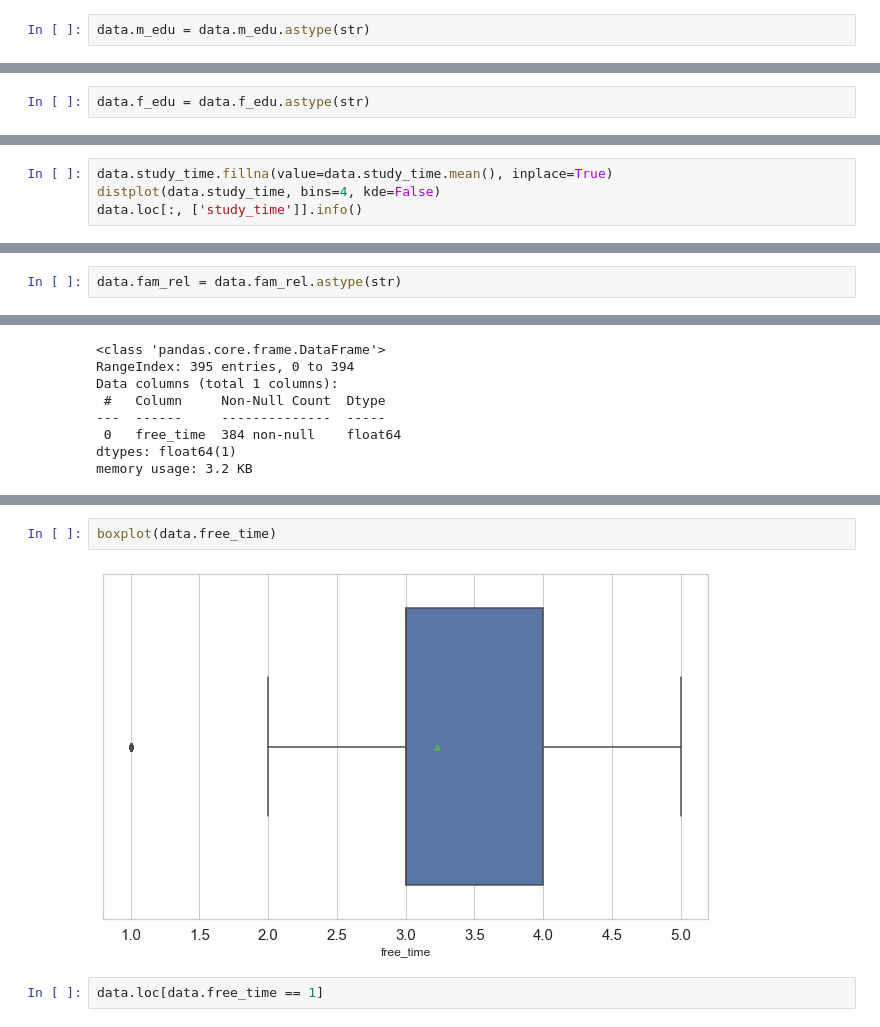
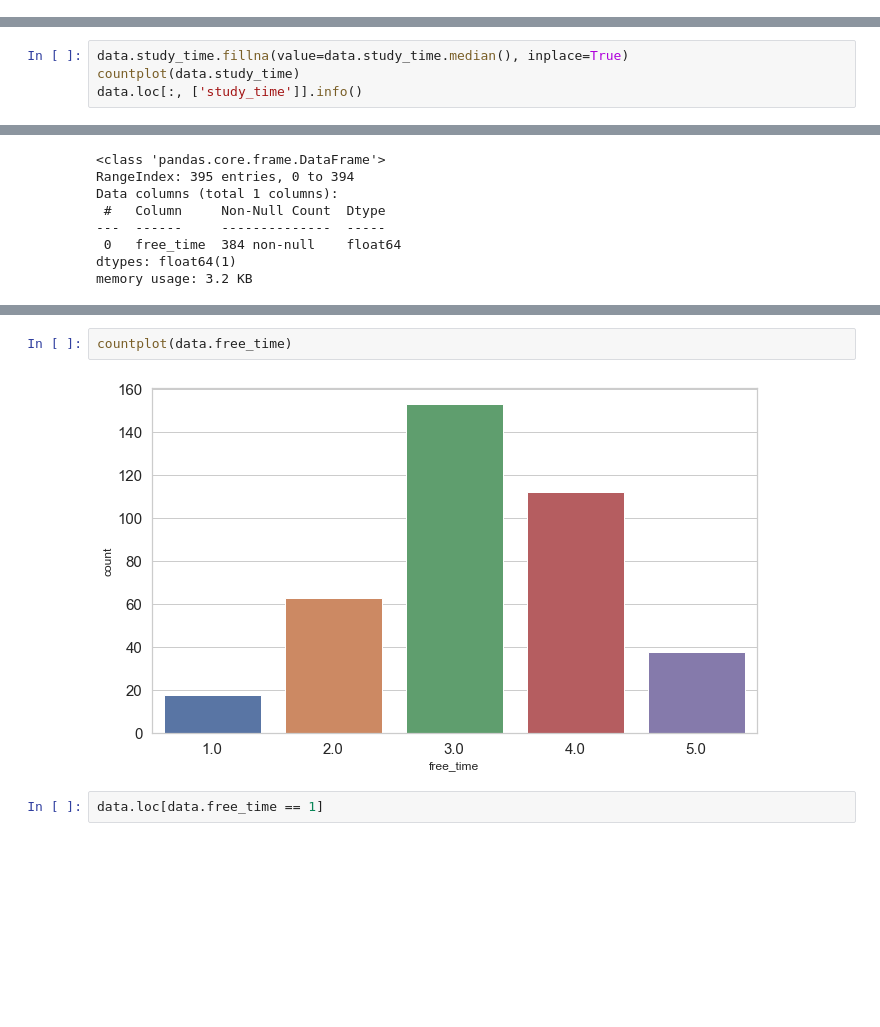
Before and after one commit to LawrenceGrigoryan/skillfactory_rds, a Jupyter notebook: module_2/Project_3. Exploratory Data Analysis.ipynb, the cells around one changed output, grey strips where cells are left out. Cells and saved outputs as stored; diff of their text form; blank space fills up the shorter version.

```diff
--- a/module_2/Project_3. Exploratory Data Analysis.ipynb
+++ b/module_2/Project_3. Exploratory Data Analysis.ipynb
@@ -497,5 +501,3 @@ It is probably more correct to consider this and next features as categorial:
-# %%
-data.m_edu = data.m_edu.astype(str)
 # %% [markdown]
 ### Father's education
 # %%
@@ -549,5 +547,3 @@ memory usage: 3.2 KB
-# %%
-data.f_edu = data.f_edu.astype(str)
 # %% [markdown]
 ### Mother's job
 # %%
@@ -875,8 +842,8 @@ Median study time: 2.0
 # %% [markdown]
 Let's fill missing values with median:
 # %%
-data.study_time.fillna(value=data.study_time.mean(), inplace=True)
-distplot(data.study_time, bins=4, kde=False)
+data.study_time.fillna(value=data.study_time.median(), inplace=True)
+countplot(data.study_time)
 data.loc[:, ['study_time']].info()
 # %% [output]
 <class 'pandas.core.frame.DataFrame'>
@@ -1362,5 +1319,3 @@ For further analysis I will consider this feature (and all other features like t
-# %%
-data.fam_rel = data.fam_rel.astype(str)
 # %% [markdown]
 ### Free time
 # %%
@@ -1390,7 +1341,7 @@ distplot(data.free_time, bins=5, kde=False)
 # %%
-boxplot(data.free_time)
+countplot(data.free_time)
 # %% [output]
-[figure, old version]
+[figure, new version]
 # %%
 data.loc[data.free_time == 1]
 # %% [output]
```
Also changed, not shown: parts of 83 cells of this notebook.
